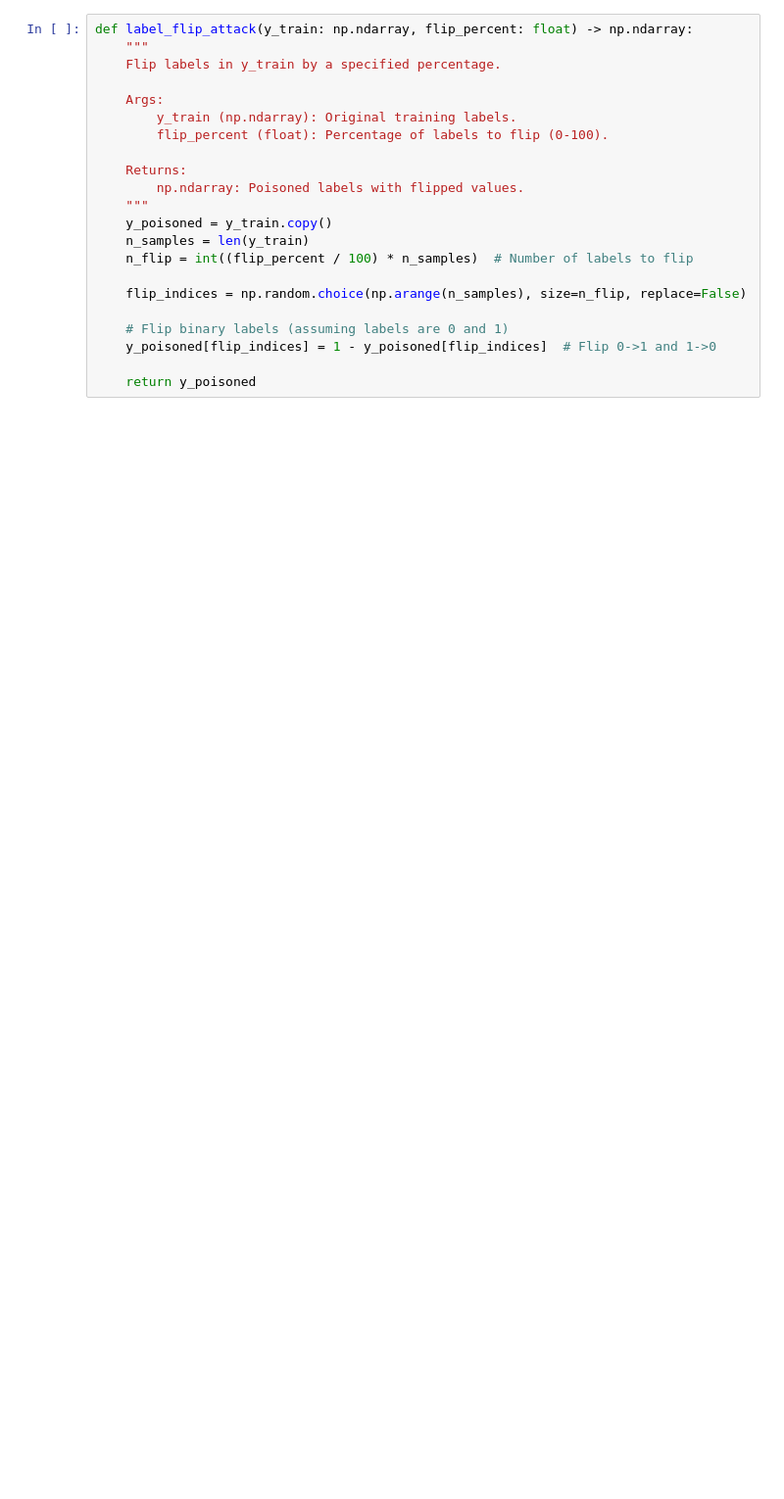
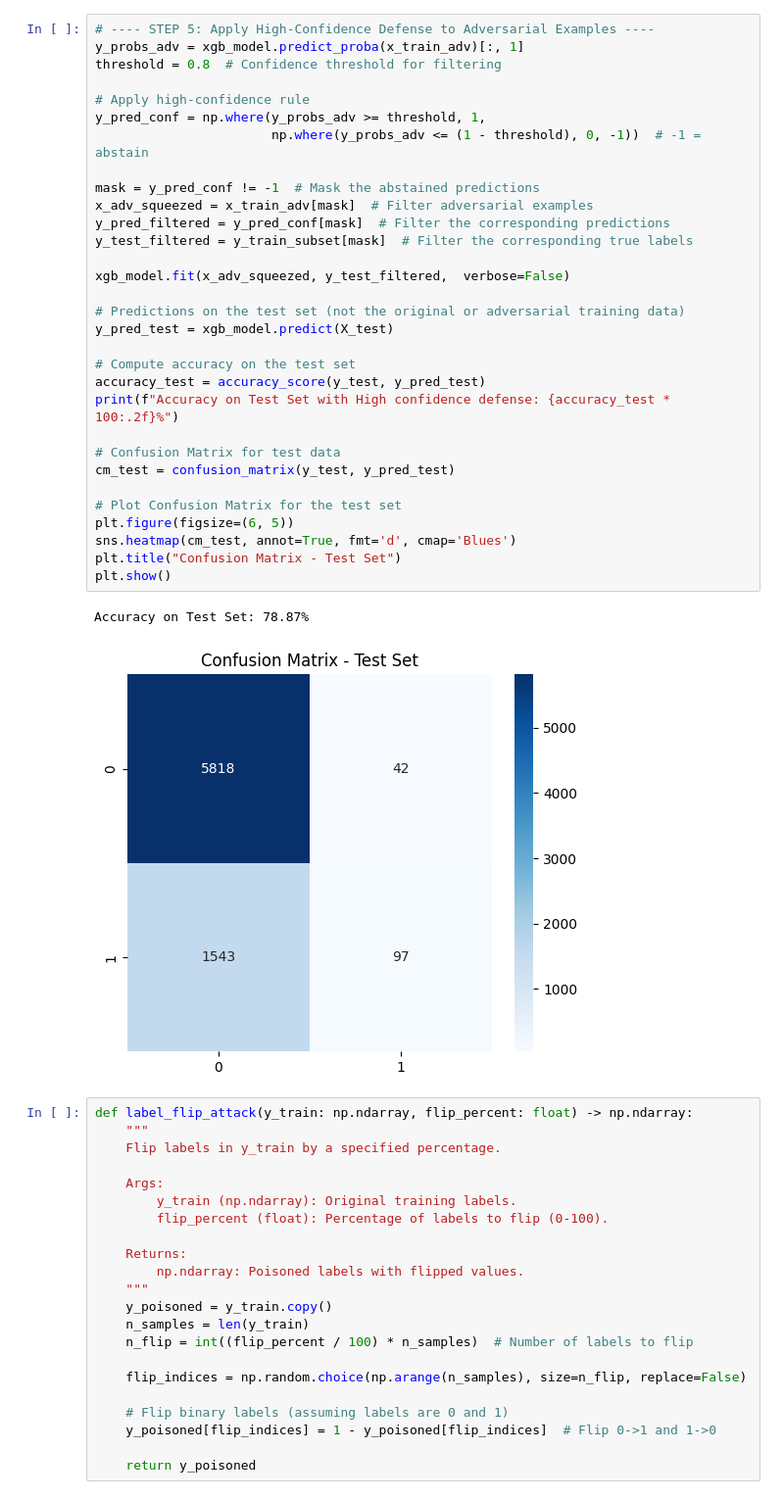
Before and after one commit to Jui1337/responsible-ai-security, a Jupyter notebook: rai-img-merged/baseline-model-attack.ipynb, the cells around one changed output. Shown at 98% size. Saved outputs shown, nothing was run; the diff lists cells and outputs as text; blank space fills up the shorter version.

Commit message:
added the zoo defense

```diff
--- a/rai-img-merged/baseline-model-attack.ipynb
+++ b/rai-img-merged/baseline-model-attack.ipynb
@@ -91,3 +122,37 @@ plt.show()
+# %%
+# ---- STEP 5: Apply High-Confidence Defense to Adversarial Examples ----
+y_probs_adv = xgb_model.predict_proba(x_train_adv)[:, 1]
+threshold = 0.8  # Confidence threshold for filtering
+
+# Apply high-confidence rule
+y_pred_conf = np.where(y_probs_adv >= threshold, 1,
+                       np.where(y_probs_adv <= (1 - threshold), 0, -1))  # -1 = abstain
+
+mask = y_pred_conf != -1  # Mask the abstained predictions
+x_adv_squeezed = x_train_adv[mask]  # Filter adversarial examples
+y_pred_filtered = y_pred_conf[mask]  # Filter the corresponding predictions
+y_test_filtered = y_train_subset[mask]  # Filter the corresponding true labels
+
+xgb_model.fit(x_adv_squeezed, y_test_filtered,  verbose=False)
+
+# Predictions on the test set (not the original or adversarial training data)
+y_pred_test = xgb_model.predict(X_test)
+
+# Compute accuracy on the test set
+accuracy_test = accuracy_score(y_test, y_pred_test)
+print(f"Accuracy on Test Set with High confidence defense: {accuracy_test * 100:.2f}%")
+
+# Confusion Matrix for test data
+cm_test = confusion_matrix(y_test, y_pred_test)
+
+# Plot Confusion Matrix for the test set
+plt.figure(figsize=(6, 5))
+sns.heatmap(cm_test, annot=True, fmt='d', cmap='Blues')
+plt.title("Confusion Matrix - Test Set")
+plt.show()
+# %% [output]
+Accuracy on Test Set: 78.87%
+[figure, added]
 # %%
 def label_flip_attack(y_train: np.ndarray, flip_percent: float) -> np.ndarray:
     """
```
Also changed, not shown: parts of 5 cells of this notebook, 1 other file.
